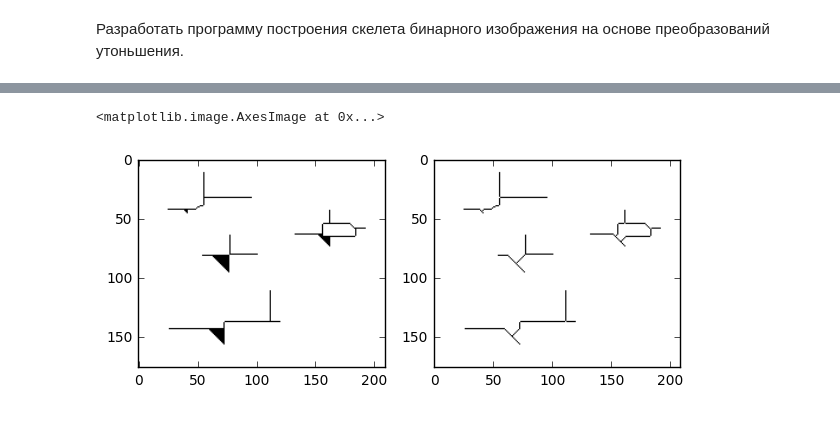
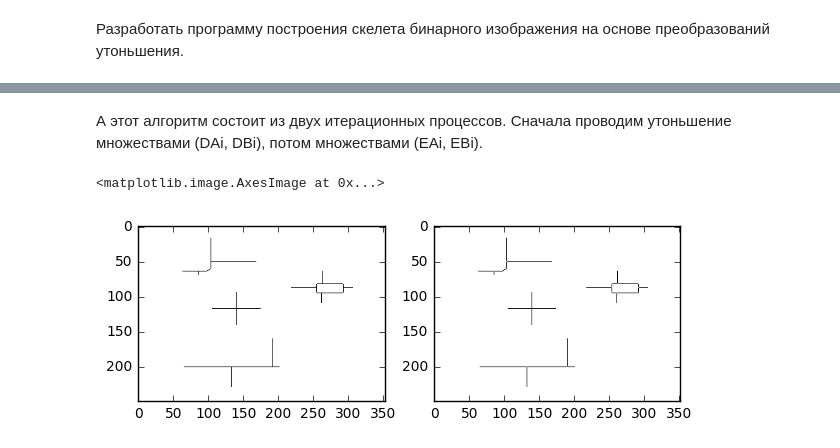
Before and after one commit to YRustt/B16-17-DIPA, a Jupyter notebook: lab2.ipynb, the cells around one changed output, grey strips where cells are left out. Drawn from its saved outputs; the diff is of its cells as text; code cells hidden in the pictures.

```diff
--- a/lab2.ipynb
+++ b/lab2.ipynb
@@ -42,27 +46,29 @@ ax2.imshow(skeleton, cmap='Greys')
+# %% [markdown]
+А этот алгоритм состоит из двух итерационных процессов. Сначала проводим утоньшение множествами (DAi, DBi), потом множествами (EAi, EBi).
 # %%
 DA = (np.array([[0, 0, 0], [0, 1, 1], [0, 1, 0]], dtype=np.bool),
       np.array([[0, 0, 0], [1, 1, 0], [0, 1, 0]], dtype=np.bool),
       np.array([[0, 1, 0], [1, 1, 0], [0, 0, 0]], dtype=np.bool),
       np.array([[0, 1, 0], [0, 1, 1], [0, 0, 0]], dtype=np.bool))
 DB = (np.array([[1, 1, 0], [1, 0, 0], [0, 0, 0]], dtype=np.bool),
       np.array([[0, 1, 1], [0, 0, 1], [0, 0, 0]], dtype=np.bool),
       np.array([[0, 0, 0], [0, 0, 1], [0, 1, 1]], dtype=np.bool),
-      np.array([[0, 0, 0], [1, 0, 0], [1, 1, 1]], dtype=np.bool))
+      np.array([[0, 0, 0], [1, 0, 0], [1, 1, 0]], dtype=np.bool))
 EA = (np.array([[0, 0, 0], [1, 1, 1], [0, 1, 0]], dtype=np.bool),
       np.array([[0, 1, 0], [1, 1, 0], [0, 1, 0]], dtype=np.bool),
       np.array([[0, 1, 0], [1, 1, 1], [0, 0, 0]], dtype=np.bool),
       np.array([[0, 1, 0], [0, 1, 1], [0, 1, 0]], dtype=np.bool))
 EB = (np.array([[0, 1, 0], [0, 0, 0], [0, 0, 0]], dtype=np.bool),
       np.array([[0, 0, 0], [0, 0, 1], [0, 0, 0]], dtype=np.bool),
       np.array([[0, 0, 0], [0, 0, 0], [0, 1, 0]], dtype=np.bool),
       np.array([[0, 0, 0], [1, 0, 0], [0, 0, 0]], dtype=np.bool))
 fig = plt.figure(figsize=(7, 10))
 ax1 = fig.add_subplot(221)
 skeleton = iterate(thinning, image, DA, DB)
 ax1.imshow(skeleton, cmap='Greys')
 ax2 = fig.add_subplot(222)
 skeleton = iterate(thinning, skeleton, EA, EB)
 ax2.imshow(skeleton, cmap='Greys')
 # %% [output]
 <matplotlib.image.AxesImage at 0x...>
-[figure, old version]
+[figure, new version]
```
Also changed, not shown: parts of 4 cells of this notebook, 3 other files.
